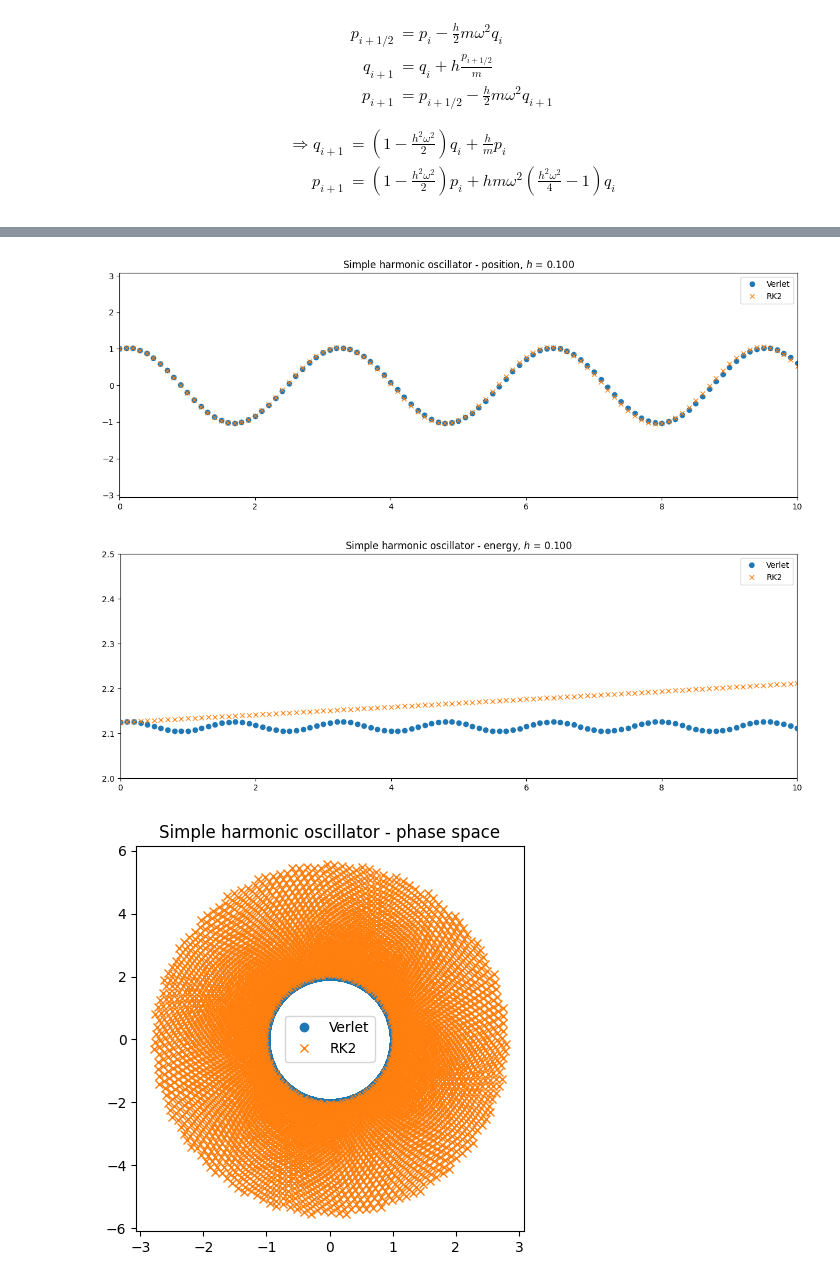
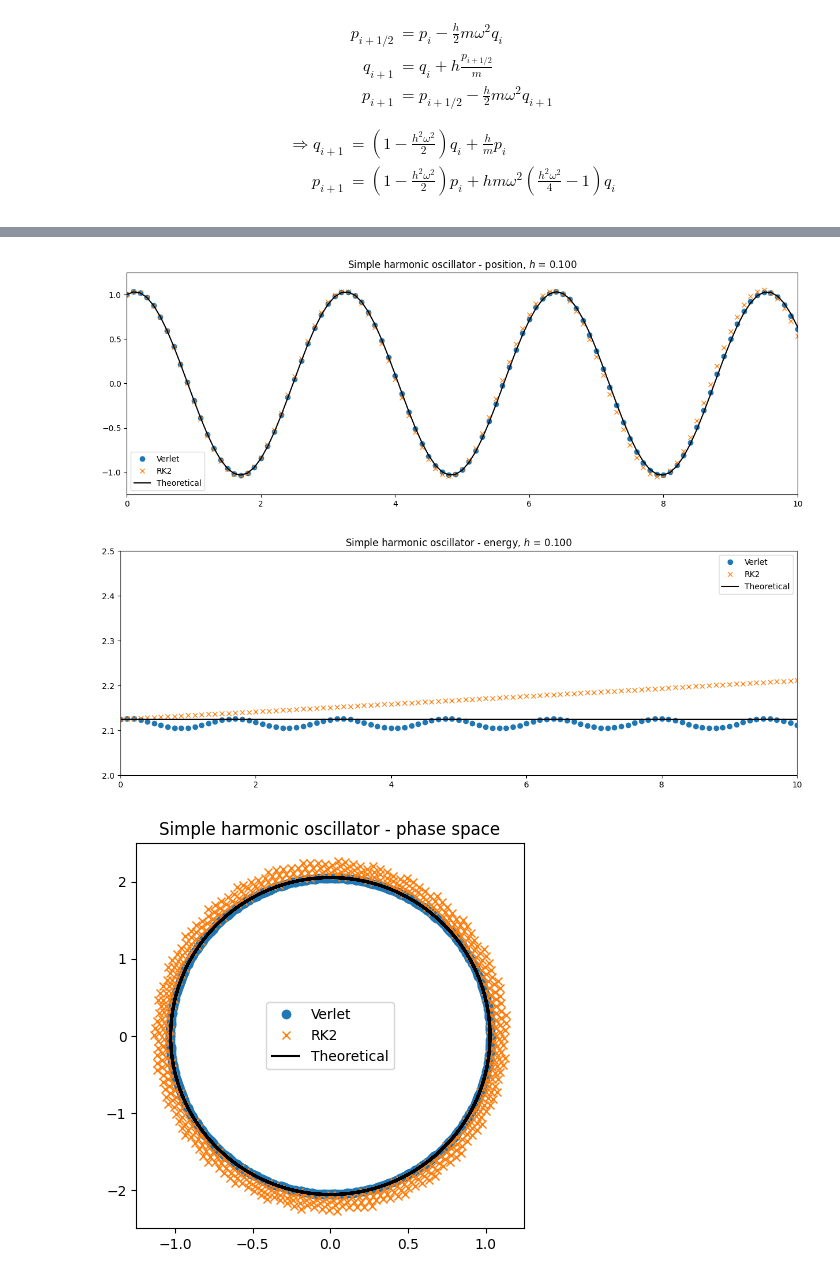
Before and after one commit to sablonl/LPHYS1303-Notebooks, a Jupyter notebook: Finite_Differences.ipynb, the cells around one changed output, grey strips where cells are left out. Drawn from its saved outputs; the diff is of its cells as text; code cells hidden in the pictures.

```diff
--- a/Finite_Differences.ipynb
+++ b/Finite_Differences.ipynb
@@ -347,6 +347,11 @@ t, u_Euler_centred = solve_euler_centred_linear_system(A, u0, h, t_max)
 t, u_RK2 = solve_RK2_linear_system(A, u0, h, t_max)
 t, u_RK4 = solve_RK4_linear_system(A, u0, h, t_max)
 
+# Theoretical solution : u(t) = exp(t A) u0
+u_theoretical = np.zeros((2, len(t)))
+for i in range(len(t)):
+    u_theoretical[:, i] = sp.linalg.expm(t[i] * A) @ u0
+
 # Plot the results u = [position, velocity]
 fig_x, ax_x = plt.subplots(figsize=(15, 5))
 
@@ -355,6 +360,7 @@ ax_x.plot(t, u_Euler_backward[0, :], '^', label='Euler Backward')
 ax_x.plot(t, u_Euler_centred[0, :], '+', label='Euler Centred')
 ax_x.plot(t, u_RK2[0, :], 'x', label='RK2')
 ax_x.plot(t, u_RK4[0, :], 'd', label='RK4')
+ax_x.plot(t, u_theoretical[0, :], '-', label='Theoretical', color='black')
 
 ax_x.legend()
 ax_x.set_title('Simple harmonic oscillator - position, $h$ = %.3f' % h)
@@ -366,6 +372,7 @@ ax_v.plot(t, u_Euler_backward[1, :], '^', label='Euler Backward')
 ax_v.plot(t, u_Euler_centred[1, :], '+', label='Euler Centred')
 ax_v.plot(t, u_RK2[1, :], 'x', label='RK2')
 ax_v.plot(t, u_RK4[1, :], 'd', label='RK4')
+ax_v.plot(t, u_theoretical[1, :], '-', label='Theoretical', color='black')
 
 ax_v.legend()
 ax_v.set_title('Simple harmonic oscillator - velocity, $h$ = %.3f' % h)
@@ -434,7 +443,7 @@ m, w = 1.0, 2.0
 p0, q0 = 0.5, 1.0
 
 h = 0.1
-t_max = 500.0
+t_max = 50.0
 
 t_verlet, p, q = solve_verlet(m, w, p0, q0, h, t_max)
 
@@ -444,15 +453,22 @@ u0 = np.array([q0, p0/m])
 
 t_RK2, u_RK2 = solve_RK2_linear_system(A, u0, h, t_max)
 
+# Theoretical solution
+u_theoretical = np.zeros((2, len(t_verlet)))
+for i in range(len(t_verlet)):
+    u_theoretical[:, i] = sp.linalg.expm(t_verlet[i] * A) @ u0
+
 # Energy of the system
 energy_verlet = p**2 / (2*m) + m * w**2 * q**2 / 2
 energy_RK2 = m * w**2 * u_RK2[0, :]**2 / 2 + m * u_RK2[1, :]**2 / 2
+energy_theoretical = m * w**2 * u_theoretical[0, :]**2 / 2 + m * u_theoretical[1, :]**2 / 2
 
 # Plot the results
 fig_p, ax_p = plt.subplots(figsize=(15, 5))
 
 ax_p.plot(t_verlet, p, 'o', label='Verlet')
 ax_p.plot(t_RK2, m * u_RK2[1, :], 'x', label='RK2')
+ax_p.plot(t_verlet, m * u_theoretical[1,:], '-', label='Theoretical', color='black')
 ax_p.set_xlim(0, 10)
 
 ax_p.legend()
@@ -462,6 +478,7 @@ fig_q, ax_q = plt.subplots(figsize=(15, 5))
 
 ax_q.plot(t_verlet, q, 'o', label='Verlet')
 ax_q.plot(t_RK2, u_RK2[0, :], 'x', label='RK2')
+ax_q.plot(t_verlet, u_theoretical[0,:], '-', label='Theoretical', color='black')
 ax_q.set_xlim(0, 10)
 
 ax_q.legend()
@@ -471,6 +488,7 @@ fig_energy, ax_energy = plt.subplots(figsize=(15, 5))
 
 ax_energy.plot(t_verlet, energy_verlet, 'o', label='Verlet')
 ax_energy.plot(t_RK2, energy_RK2, 'x', label='RK2')
+ax_energy.plot(t_verlet, energy_theoretical, '-', label='Theoretical', color='black')
 ax_energy.set_xlim(0, 10)
 ax_energy.set_ylim(2.0, 2.5)
 
@@ -482,6 +500,7 @@ fig_phase_space, ax_phase_space = plt.subplots(figsize=(5, 5))
 
 ax_phase_space.plot(q, p, 'o', label='Verlet')
 ax_phase_space.plot(u_RK2[0, :], m * u_RK2[1, :], 'x', label='RK2')
+ax_phase_space.plot(u_theoretical[0, :], m * u_theoretical[1, :], '-', label='Theoretical', color='black')
 
 ax_phase_space.legend()
 ax_phase_space.set_title('Simple harmonic oscillator - phase space')
@@ -494,3 +513,3 @@ plt.show()
-[figure, old version]
+[figure, new version]
-[figure, old version]
+[figure, new version]
-[figure, old version]
+[figure, new version]
```
Also changed, not shown: parts of 3 cells of this notebook.
